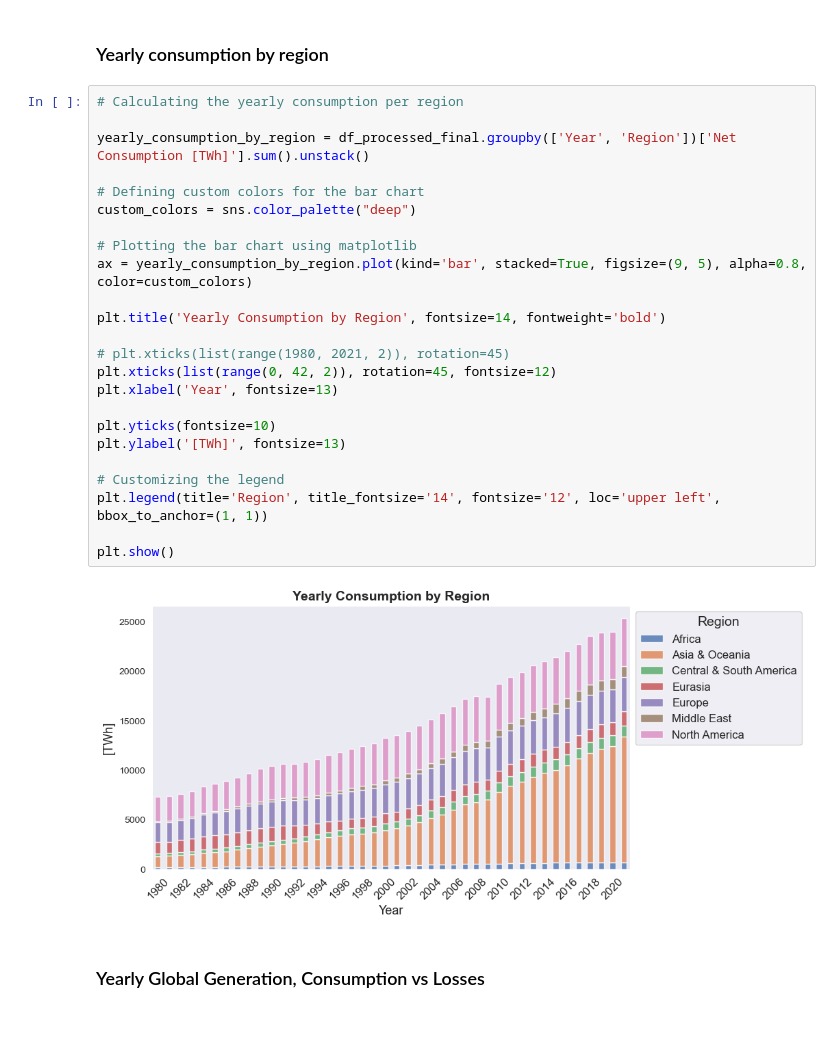
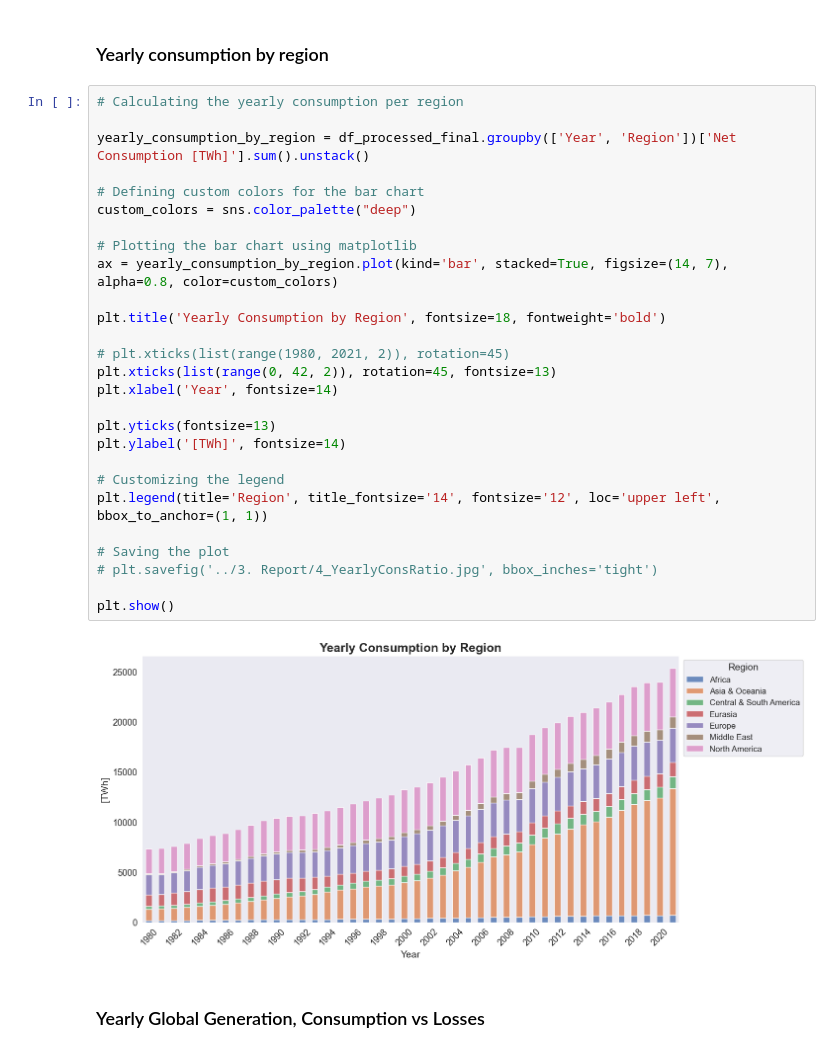
Before and after one commit to endritmustafa96/Global-Electricity-Consumption, a Jupyter notebook: 1. Notebook/Global_Electricity_Consumption.ipynb, the cells around one changed output. Drawn from its saved outputs; the diff is of its cells as text; blank space fills up the shorter version.

```diff
--- a/1. Notebook/Global_Electricity_Consumption.ipynb
+++ b/1. Notebook/Global_Electricity_Consumption.ipynb
@@ -548,29 +528,32 @@ plt.show()
 # %%
 # Calculating the yearly consumption per region
 
 yearly_consumption_by_region = df_processed_final.groupby(['Year', 'Region'])['Net Consumption [TWh]'].sum().unstack()
 
 # Defining custom colors for the bar chart
 custom_colors = sns.color_palette("deep")
 
 # Plotting the bar chart using matplotlib
-ax = yearly_consumption_by_region.plot(kind='bar', stacked=True, figsize=(9, 5), alpha=0.8, color=custom_colors)
+ax = yearly_consumption_by_region.plot(kind='bar', stacked=True, figsize=(14, 7), alpha=0.8, color=custom_colors)
 
-plt.title('Yearly Consumption by Region', fontsize=14, fontweight='bold')
+plt.title('Yearly Consumption by Region', fontsize=18, fontweight='bold')
 
 # plt.xticks(list(range(1980, 2021, 2)), rotation=45)
-plt.xticks(list(range(0, 42, 2)), rotation=45, fontsize=12)
-plt.xlabel('Year', fontsize=13)
+plt.xticks(list(range(0, 42, 2)), rotation=45, fontsize=13)
+plt.xlabel('Year', fontsize=14)
 
-plt.yticks(fontsize=10)
-plt.ylabel('[TWh]', fontsize=13)
+plt.yticks(fontsize=13)
+plt.ylabel('[TWh]', fontsize=14)
 
 # Customizing the legend
 plt.legend(title='Region', title_fontsize='14', fontsize='12', loc='upper left', bbox_to_anchor=(1, 1))
 
+# Saving the plot
+# plt.savefig('../3. Report/4_YearlyConsRatio.jpg', bbox_inches='tight')
+
 plt.show()
 # %% [output]
-[figure, old version]
+[figure, new version]
 # %% [markdown]
 ### Yearly Global Generation, Consumption vs Losses
 # %%
```
Also changed, not shown: parts of 50 cells of this notebook.
